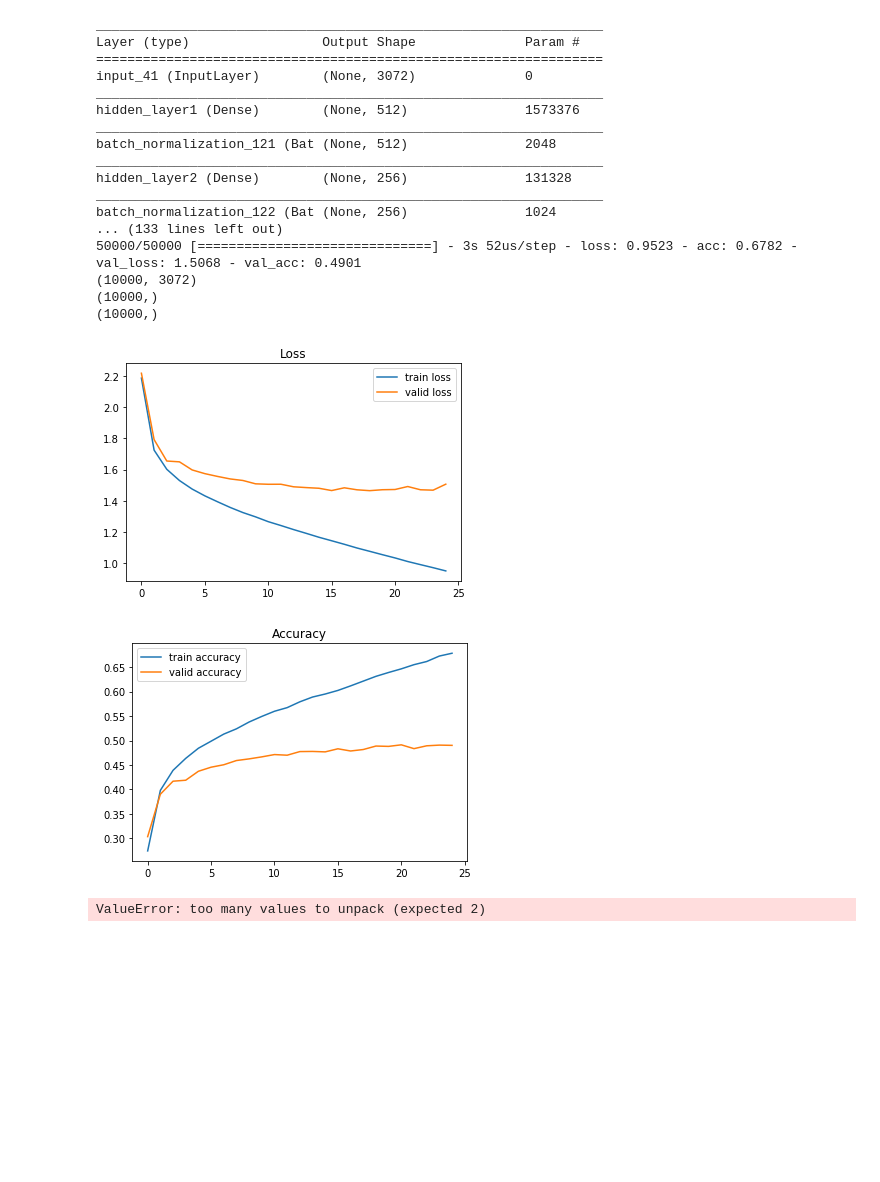
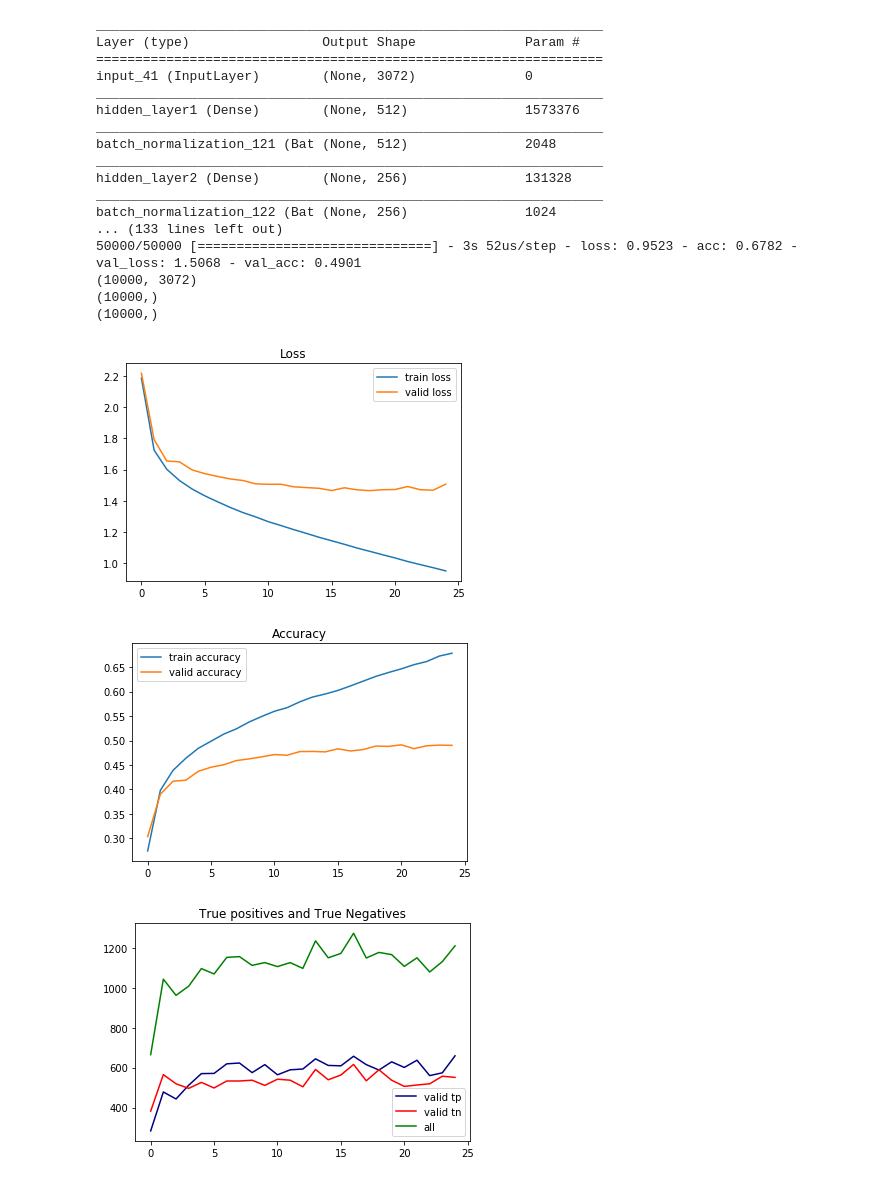
Before and after one commit to kemditkb/3rd-ML100Days, a Jupyter notebook: D88/Day088_HW.ipynb, the cells around one changed output. Cells and saved outputs as stored; diff of their text form; code cells hidden in the pictures; blank space fills up the shorter version.

```diff
--- a/D88/Day088_HW.ipynb
+++ b/D88/Day088_HW.ipynb
@@ -167,31 +167,30 @@ batch_normalization_122 (Bat (None, 256)               1024
 # %%
 import matplotlib.pyplot as plt
 %matplotlib inline
 
 plt.plot(range(len(train_loss)), train_loss, label="train loss")
 plt.plot(range(len(valid_loss)), valid_loss, label="valid loss")
 plt.legend()
 plt.title("Loss")
 plt.show()
 
 plt.plot(range(len(train_acc)), train_acc, label="train accuracy")
 plt.plot(range(len(valid_acc)), valid_acc, label="valid accuracy")
 plt.legend()
 plt.title("Accuracy")
 plt.show()
 
-valid_all =[]
-for i,j in valid_tp,valid_tn:
-    valid_all.append(i+j)
 
+
+valid_all = np.array(valid_tp)+np.array(valid_tn)
 
 plt.plot(range(len(valid_tp)), valid_tp, label="valid tp", color="navy")
 plt.plot(range(len(valid_tn)), valid_tn, label="valid tn", color="red")
 plt.plot(range(len(valid_all)), valid_all, label="all", color="g")
 plt.legend()
 plt.title("True positives and True Negatives")
 plt.show()
 # %% [output]
 [figure]
 [figure]
-ValueError: too many values to unpack (expected 2)
+[figure, added]
```
